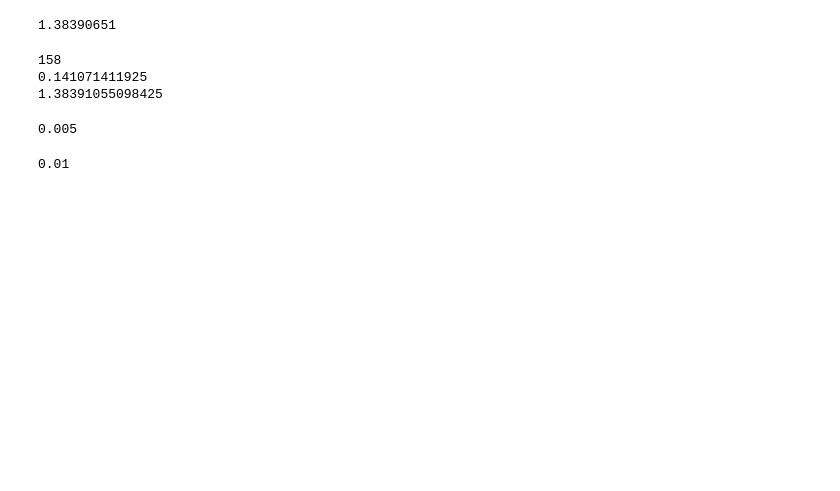
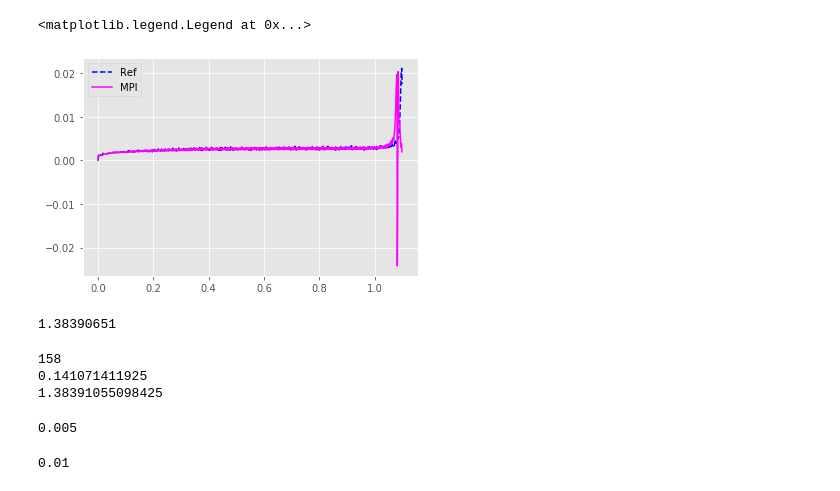
Before and after one commit to rmuenste/FeatFloWer, a Jupyter notebook: applications/q2p1_bench_sedimentation/tools/ref_values.ipynb, the cells around one changed output. Drawn from its saved outputs; the diff is of its cells as text; code cells hidden in the pictures; blank space fills up the shorter version.

```diff
--- a/applications/q2p1_bench_sedimentation/tools/ref_values.ipynb
+++ b/applications/q2p1_bench_sedimentation/tools/ref_values.ipynb
@@ -126,3 +102,10 @@ plt.plot(time2, vel2, linestyle='dashed')
+# %%
+plt.plot(time2, force2, linestyle='dashed', color="blue", label="Ref")
+plt.plot(timen, forcen, color="magenta", label="MPI")
+plt.legend()
+# %% [output]
+<matplotlib.legend.Legend at 0x...>
+[figure, added]
 # %%
 0.141071 * 9.81
 # %% [output]
```
Also changed, not shown: parts of 11 cells of this notebook.
